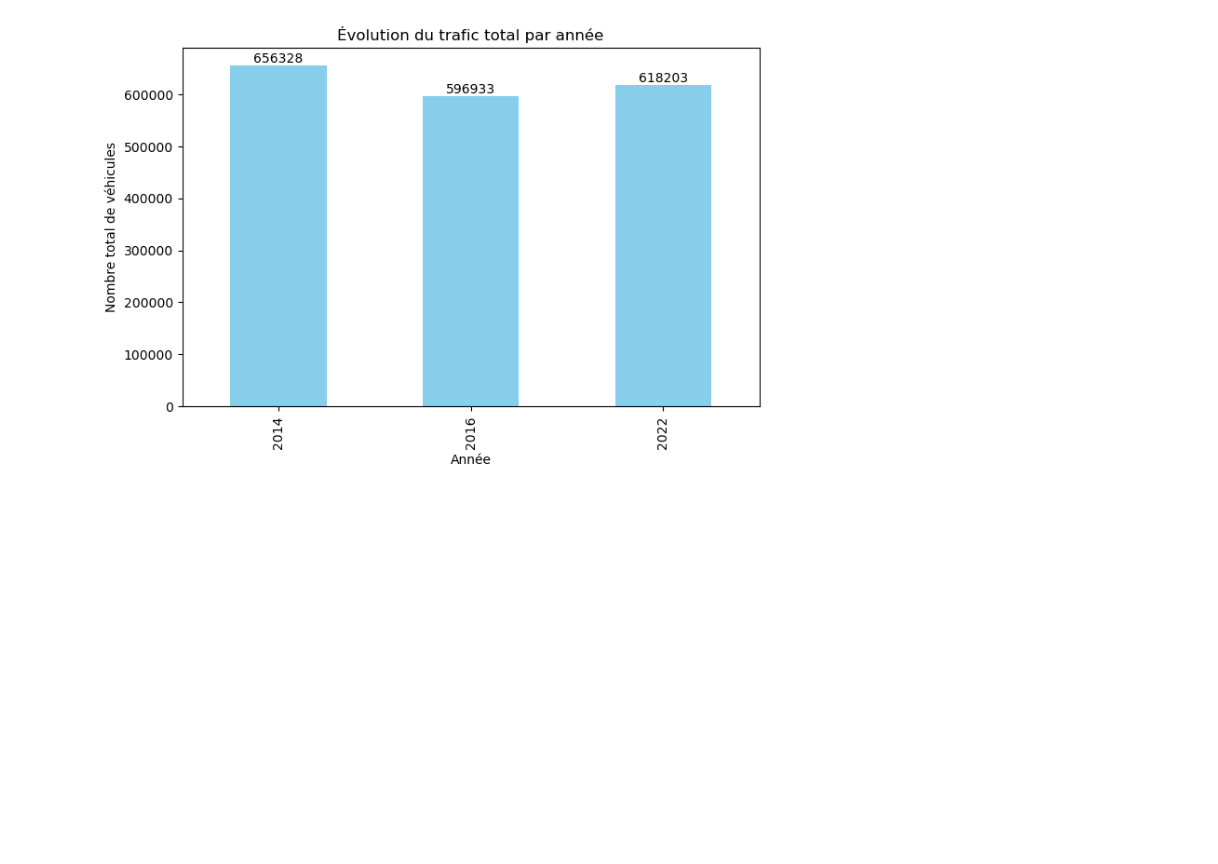
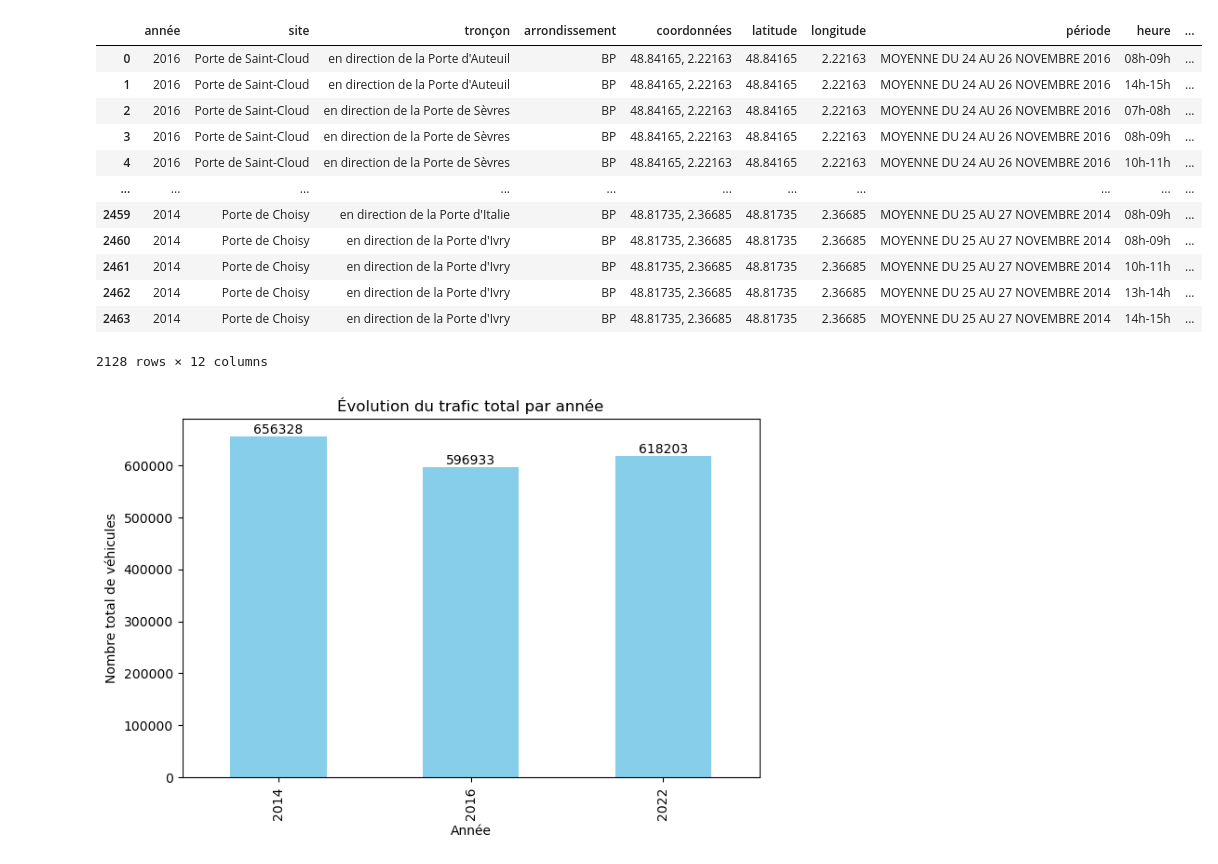
Before and after one commit to qgaillar/Design-Project, a Jupyter notebook: Analyse_type_vehicule_periph/compo_trafic.ipynb, the cells around one changed output. Cells and saved outputs as stored; diff of their text form; code cells hidden in the pictures; blank space fills up the shorter version.

```diff
--- a/Analyse_type_vehicule_periph/compo_trafic.ipynb
+++ b/Analyse_type_vehicule_periph/compo_trafic.ipynb
@@ -24,7 +27,22 @@ df["heure"] = pd.Categorical(df["heure"], categories=heure_order, ordered=True)
 # %%
 # Filtrer les catégories de véhicules pour exclure certains types
 exclude_categories = ["Vélib's", "Vélos Personnels", "Trottinettes"]
 df = df[~df["catégories de véhicules"].isin(exclude_categories)]
+df
+# %% [output]
+|  | année | site | tronçon | arrondissement | coordonnées | latitude | longitude | période | heure | ... |
+| 0 | 2016 | Porte de Saint-Cloud | en direction de la Porte d'Auteuil | BP | 48.84165, 2.22163 | 48.84165 | 2.22163 | MOYENNE DU 24 AU 26 NOVEMBRE 2016 | 08h-09h | ... |
+| 1 | 2016 | Porte de Saint-Cloud | en direction de la Porte d'Auteuil | BP | 48.84165, 2.22163 | 48.84165 | 2.22163 | MOYENNE DU 24 AU 26 NOVEMBRE 2016 | 14h-15h | ... |
+| 2 | 2016 | Porte de Saint-Cloud | en direction de la Porte de Sèvres | BP | 48.84165, 2.22163 | 48.84165 | 2.22163 | MOYENNE DU 24 AU 26 NOVEMBRE 2016 | 07h-08h | ... |
+| 3 | 2016 | Porte de Saint-Cloud | en direction de la Porte de Sèvres | BP | 48.84165, 2.22163 | 48.84165 | 2.22163 | MOYENNE DU 24 AU 26 NOVEMBRE 2016 | 08h-09h | ... |
+| 4 | 2016 | Porte de Saint-Cloud | en direction de la Porte de Sèvres | BP | 48.84165, 2.22163 | 48.84165 | 2.22163 | MOYENNE DU 24 AU 26 NOVEMBRE 2016 | 10h-11h | ... |
+| ... | ... | ... | ... | ... | ... | ... | ... | ... | ... | ... |
+| 2459 | 2014 | Porte de Choisy | en direction de la Porte d'Italie | BP | 48.81735, 2.36685 | 48.81735 | 2.36685 | MOYENNE DU 25 AU 27 NOVEMBRE 2014 | 08h-09h | ... |
+| 2460 | 2014 | Porte de Choisy | en direction de la Porte d'Ivry | BP | 48.81735, 2.36685 | 48.81735 | 2.36685 | MOYENNE DU 25 AU 27 NOVEMBRE 2014 | 08h-09h | ... |
+| 2461 | 2014 | Porte de Choisy | en direction de la Porte d'Ivry | BP | 48.81735, 2.36685 | 48.81735 | 2.36685 | MOYENNE DU 25 AU 27 NOVEMBRE 2014 | 10h-11h | ... |
+| 2462 | 2014 | Porte de Choisy | en direction de la Porte d'Ivry | BP | 48.81735, 2.36685 | 48.81735 | 2.36685 | MOYENNE DU 25 AU 27 NOVEMBRE 2014 | 13h-14h | ... |
+| 2463 | 2014 | Porte de Choisy | en direction de la Porte d'Ivry | BP | 48.81735, 2.36685 | 48.81735 | 2.36685 | MOYENNE DU 25 AU 27 NOVEMBRE 2014 | 14h-15h | ... |
+2128 rows × 12 columns
 # %%
 # 1. Évolution du trafic total par année
 plt.figure(figsize=(8, 5))
```
Also changed, not shown: parts of 4 cells of this notebook.
